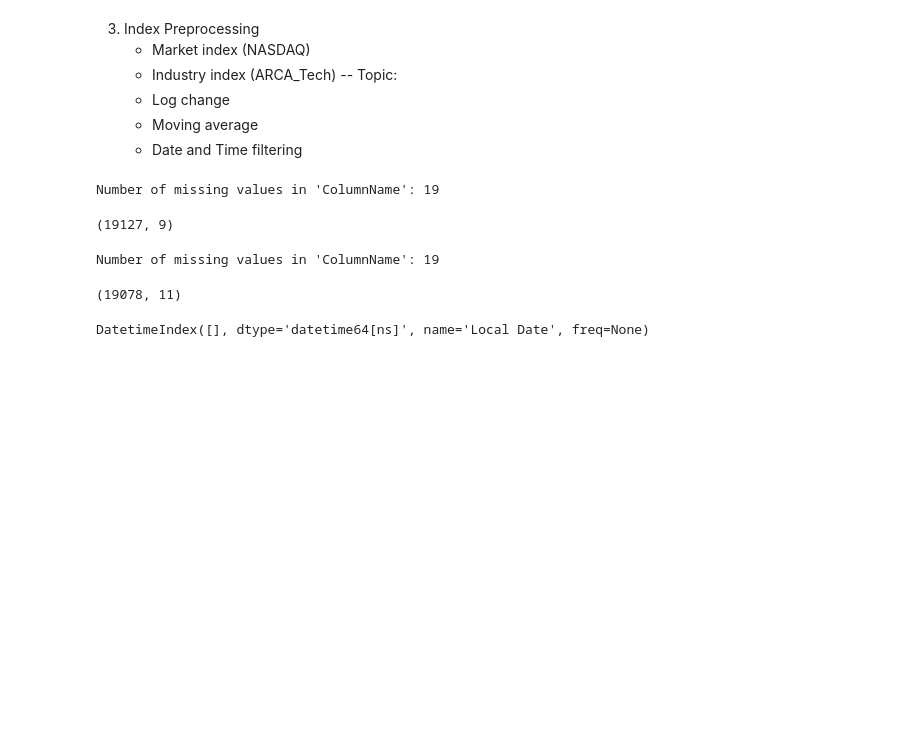
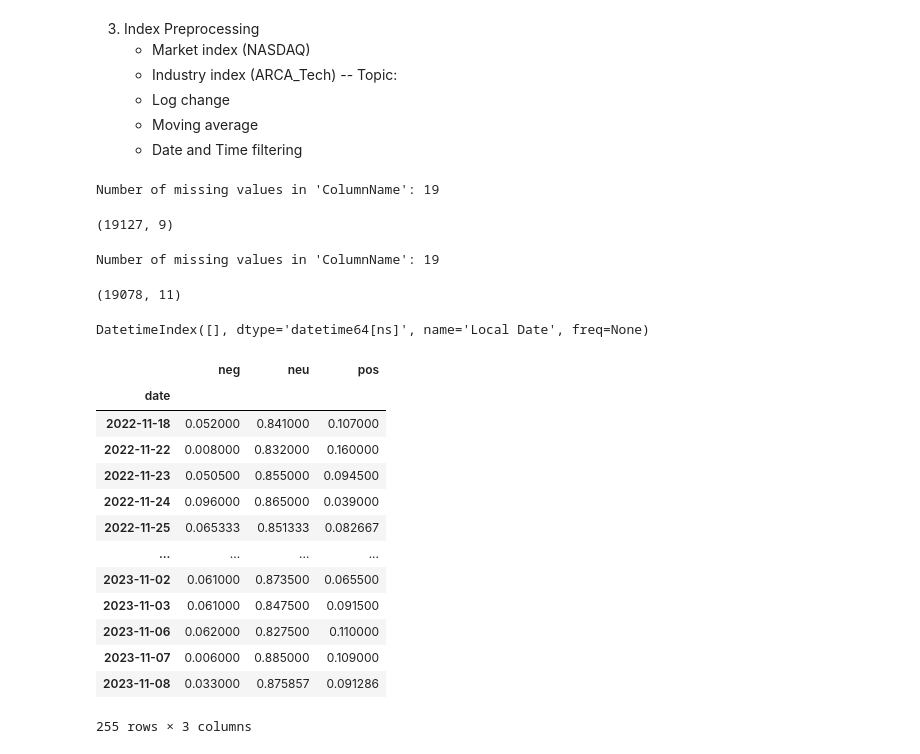
Before and after one commit to SDing-14/Fintech-540, a Jupyter notebook: Step1: Preprocessing.ipynb, the cells around one changed output. Saved outputs shown, nothing was run; the diff lists cells and outputs as text; code cells hidden in the pictures; blank space fills up the shorter version.

```diff
--- a/Step1: Preprocessing.ipynb
+++ b/Step1: Preprocessing.ipynb
@@ -1109,3 +1106,29 @@ missing_in_AAPL = OIL_aligned.index.difference(AAPL_aligned.index)
 print(missing_in_AAPL)
 # %% [output]
 DatetimeIndex([], dtype='datetime64[ns]', name='Local Date', freq=None)
+# %%
+SENTIMENT = pd.read_csv('sentiment.csv', index_col=0)
+
+if not pd.api.types.is_datetime64_any_dtype(SENTIMENT.index):
+    SENTIMENT.index = pd.to_datetime(SENTIMENT.index)
+
+# Sort the DataFrame by the 'Date' in ascending order (oldest dates first)
+SENTIMENT = SENTIMENT.sort_values(by='date', ascending=True)
+
+# Display the first few rows of the sorted DataFrame
+SENTIMENT
+# %% [output]
+|  | neg | neu | pos |
+| date |  |  |  |
+| 2022-11-18 | 0.052000 | 0.841000 | 0.107000 |
+| 2022-11-22 | 0.008000 | 0.832000 | 0.160000 |
+| 2022-11-23 | 0.050500 | 0.855000 | 0.094500 |
+| 2022-11-24 | 0.096000 | 0.865000 | 0.039000 |
+| 2022-11-25 | 0.065333 | 0.851333 | 0.082667 |
+| ... | ... | ... | ... |
+| 2023-11-02 | 0.061000 | 0.873500 | 0.065500 |
+| 2023-11-03 | 0.061000 | 0.847500 | 0.091500 |
+| 2023-11-06 | 0.062000 | 0.827500 | 0.110000 |
+| 2023-11-07 | 0.006000 | 0.885000 | 0.109000 |
+| 2023-11-08 | 0.033000 | 0.875857 | 0.091286 |
+255 rows × 3 columns
```
Also changed, not shown: parts of 1 cell of this notebook, 1 other file.
